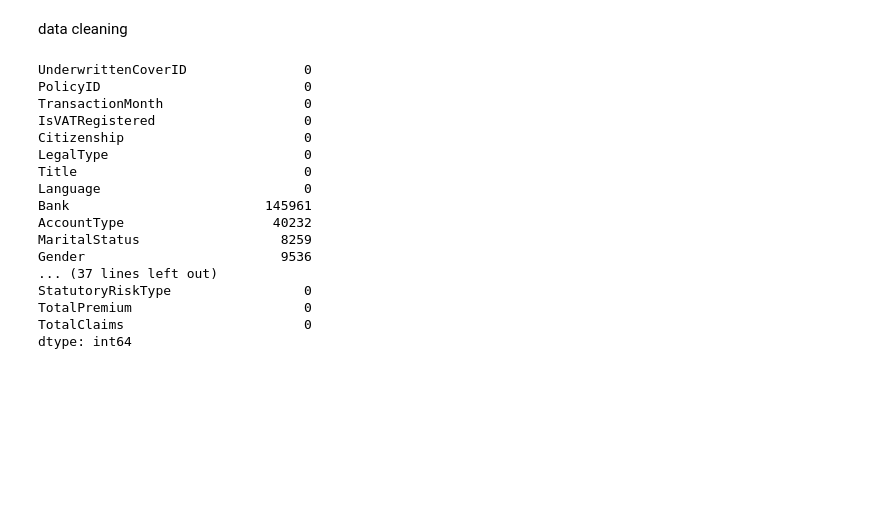
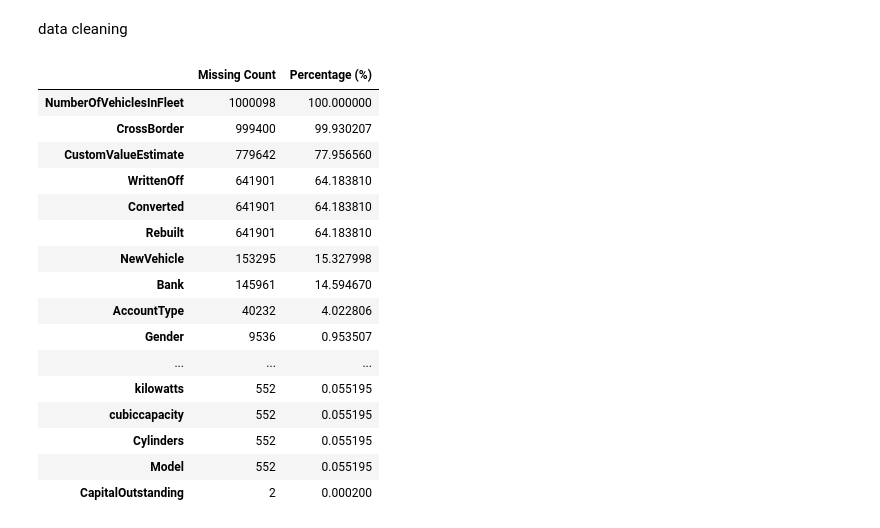
Before and after one commit to bef898/-Insurance-Claim-Analysis, a Jupyter notebook: notebooks/data_cleaning.ipynb, the cells around one changed output. Drawn from its saved outputs; the diff is of its cells as text; code cells hidden in the pictures; blank space fills up the shorter version.

Commit message:
data proccess and eda

```diff
--- a/notebooks/data_cleaning.ipynb
+++ b/notebooks/data_cleaning.ipynb
@@ -34,20 +52,20 @@ missing_data = data.isnull().sum()
-# %%
-missing_data
-# %% [output]
-UnderwrittenCoverID               0
-PolicyID                          0
-TransactionMonth                  0
-IsVATRegistered                   0
-Citizenship                       0
-LegalType                         0
-Title                             0
-Language                          0
-Bank                         145961
-AccountType                   40232
-MaritalStatus                  8259
-Gender                         9536
-... (37 lines left out)
-StatutoryRiskType                 0
-TotalPremium                      0
-TotalClaims                       0
-dtype: int64
+# %%
+DataProcessor.missing_data_summary()
+# %% [output]
+|  | Missing Count | Percentage (%) |
+| NumberOfVehiclesInFleet | 1000098 | 100.000000 |
+| CrossBorder | 999400 | 99.930207 |
+| CustomValueEstimate | 779642 | 77.956560 |
+| WrittenOff | 641901 | 64.183810 |
+| Converted | 641901 | 64.183810 |
+| Rebuilt | 641901 | 64.183810 |
+| NewVehicle | 153295 | 15.327998 |
+| Bank | 145961 | 14.594670 |
+| AccountType | 40232 | 4.022806 |
+| Gender | 9536 | 0.953507 |
+| ... | ... | ... |
+| kilowatts | 552 | 0.055195 |
+| cubiccapacity | 552 | 0.055195 |
+| Cylinders | 552 | 0.055195 |
+| Model | 552 | 0.055195 |
+| CapitalOutstanding | 2 | 0.000200 |
```
Also changed, not shown: parts of 5 cells of this notebook, 1 other file.
